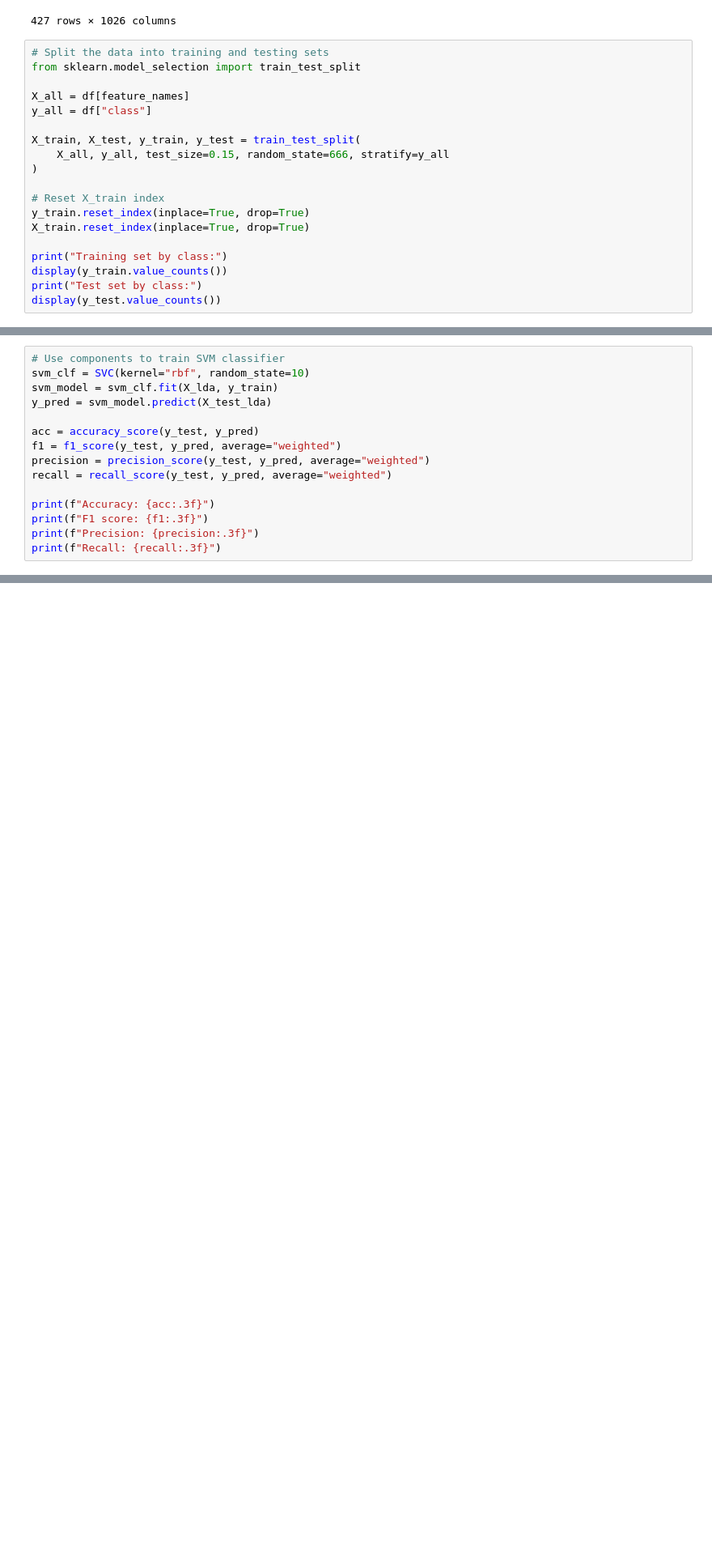
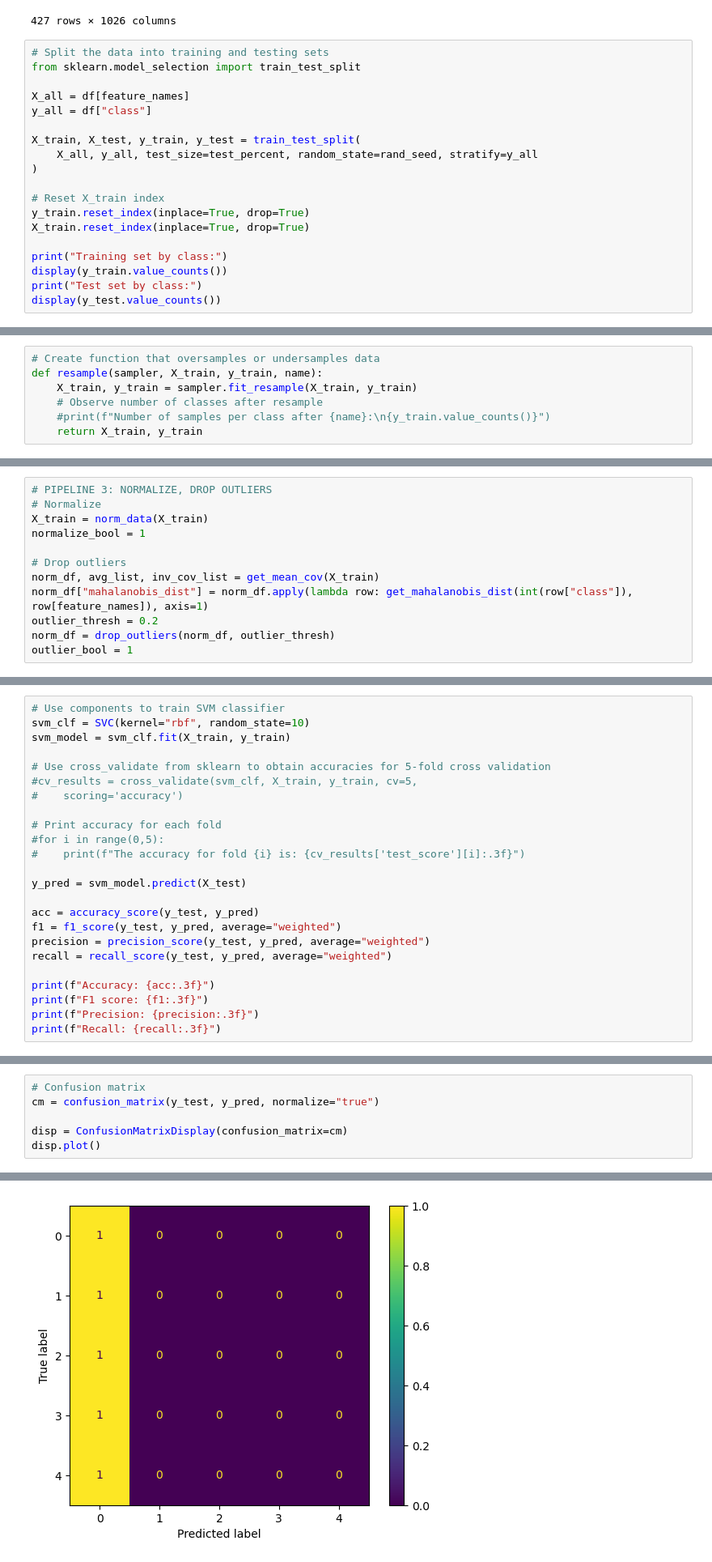
Before and after one commit to Junebuggi/Group9_SYSC5405, a Jupyter notebook: heather/data_preparation.ipynb, the cells around one changed output, grey strips where cells are left out. Shown: that part at 81% size. Saved outputs shown, nothing was run; the diff lists cells and outputs as text; blank space fills up the shorter version.

Commit message:
Wrapped much of the code into functions so that we can construct pipelines, varying the input, and storing the accuracy, f1 score, etc in a csv file for tracking the best combination

```diff
--- a/heather/data_preparation.ipynb
+++ b/heather/data_preparation.ipynb
@@ -97,7 +115,7 @@ X_all = df[feature_names]
 y_all = df["class"]
 
 X_train, X_test, y_train, y_test = train_test_split(
-    X_all, y_all, test_size=0.15, random_state=666, stratify=y_all
+    X_all, y_all, test_size=test_percent, random_state=rand_seed, stratify=y_all
 )
 
 # Reset X_train index
@@ -309,0 +252,7 @@ Name: class, dtype: int64
+# %%
+# Create function that oversamples or undersamples data
+def resample(sampler, X_train, y_train, name):
+    X_train, y_train = sampler.fit_resample(X_train, y_train)
+    # Observe number of classes after resample
+    #print(f"Number of samples per class after {name}:\n{y_train.value_counts()}")
+    return X_train, y_train
@@ -352,2 +358,14 @@ plt.tight_layout()
+# %%
+# PIPELINE 3: NORMALIZE, DROP OUTLIERS
+# Normalize
+X_train = norm_data(X_train)
+normalize_bool = 1
+
+# Drop outliers
+norm_df, avg_list, inv_cov_list = get_mean_cov(X_train)
+norm_df["mahalanobis_dist"] = norm_df.apply(lambda row: get_mahalanobis_dist(int(row["class"]), row[feature_names]), axis=1)
+outlier_thresh = 0.2
+norm_df = drop_outliers(norm_df, outlier_thresh)
+outlier_bool = 1
 # %%
 # Run LDA on X test data to match dimensionality of train data
@@ -355,8 +373,17 @@ X_test_lda = lda_model.transform(X_test)
 # %%
 # Use components to train SVM classifier
 svm_clf = SVC(kernel="rbf", random_state=10)
-svm_model = svm_clf.fit(X_lda, y_train)
-y_pred = svm_model.predict(X_test_lda)
+svm_model = svm_clf.fit(X_train, y_train)
+
+# Use cross_validate from sklearn to obtain accuracies for 5-fold cross validation
+#cv_results = cross_validate(svm_clf, X_train, y_train, cv=5,
+#    scoring='accuracy')
+
+# Print accuracy for each fold
+#for i in range(0,5):
+#    print(f"The accuracy for fold {i} is: {cv_results['test_score'][i]:.3f}")
+
+y_pred = svm_model.predict(X_test)
 
 acc = accuracy_score(y_test, y_pred)
 f1 = f1_score(y_test, y_pred, average="weighted")
@@ -374,0 +401,7 @@ Recall: 0.477
+# %%
+# Confusion matrix
+cm = confusion_matrix(y_test, y_pred, normalize="true")
+
+disp = ConfusionMatrixDisplay(confusion_matrix=cm)
+disp.plot()
+# %% [output]
@@ -374,0 +409 @@ Recall: 0.477
+[figure, added]
```
Also changed, not shown: parts of 29 cells of this notebook.
